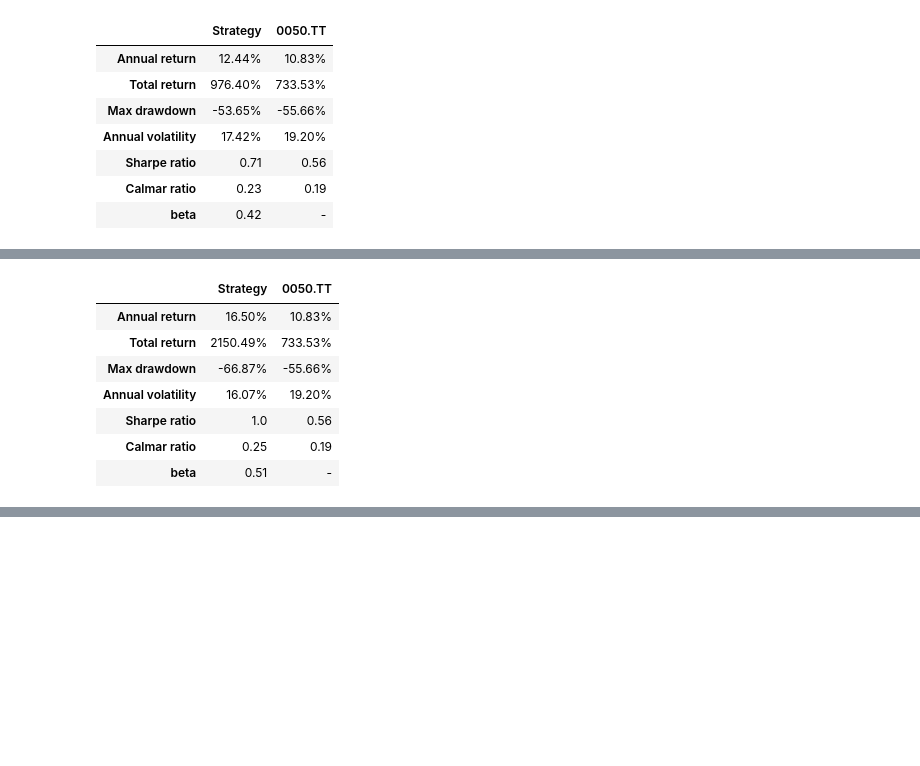
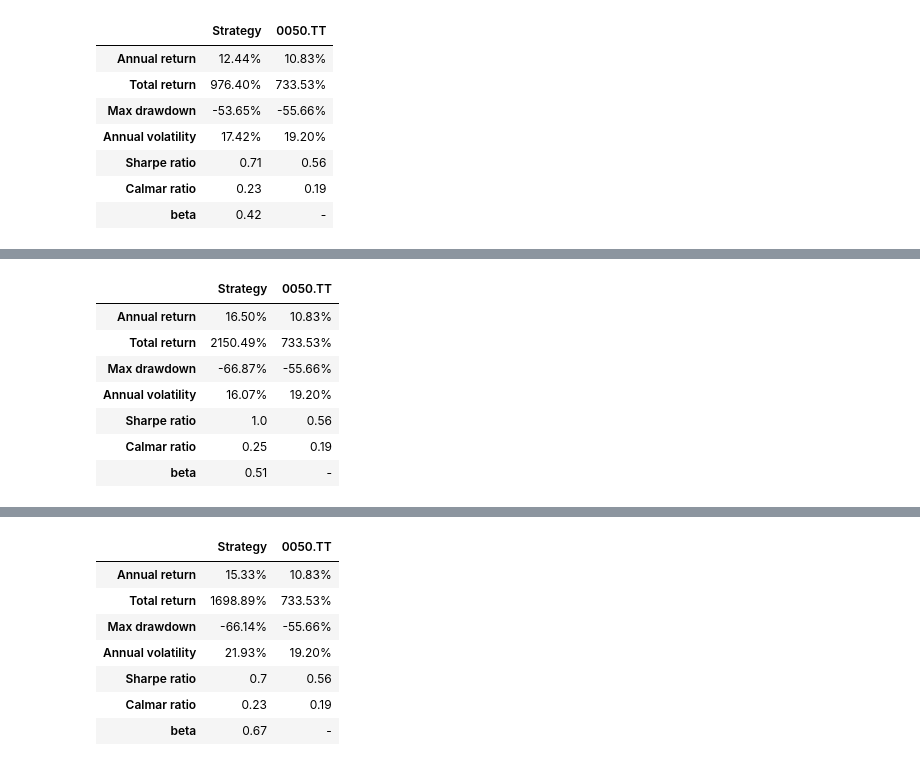
Before and after one commit to DeepLeek-quant/scythe-quant, a Jupyter notebook: examples/examples.ipynb, the cells around one changed output, grey strips where cells are left out. Cells and saved outputs as stored; diff of their text form; code cells hidden in the pictures; blank space fills up the shorter version.

```diff
--- a/examples/examples.ipynb
+++ b/examples/examples.ipynb
@@ -10,10 +10,10 @@ from quantdev.analysis import *
 # %%
 roe = get_factor('roe')
 pbr = get_factor('股價淨值比', asc=False)
-# mtm = get_factor('mtm_3m')
+mtm = get_factor('mtm_3m')
 roe_strategy = backtesting(roe>=0.99, 'QR')
 pbr_strategy = backtesting(pbr>=0.95, 'QR')
-# mtm_strategy = backtesting(mtm>=0.95, 'QR')
+mtm_strategy = backtesting(mtm>=0.95, 'QR')
 # %% [output]
 [interactive output not drawn]
 [interactive output not drawn]
@@ -39,3 +41,11 @@ pbr_strategy = backtesting(pbr>=0.95, 'QR')
+|  | Strategy | 0050.TT |
+| Annual return | 15.33% | 10.83% |
+| Total return | 1698.89% | 733.53% |
+| Max drawdown | -66.14% | -55.66% |
+| Annual volatility | 21.93% | 19.20% |
+| Sharpe ratio | 0.7 | 0.56 |
+| Calmar ratio | 0.23 | 0.19 |
+| beta | 0.67 | - |
 # %%
 strategies = {
     'roe': (roe_strategy, 1),
```
Also changed, not shown: parts of 3 cells of this notebook, 16 other files.
